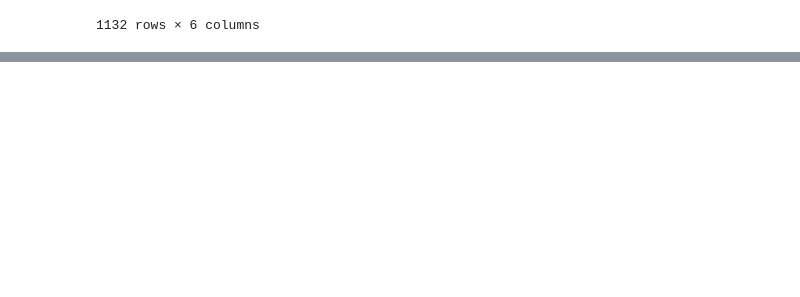
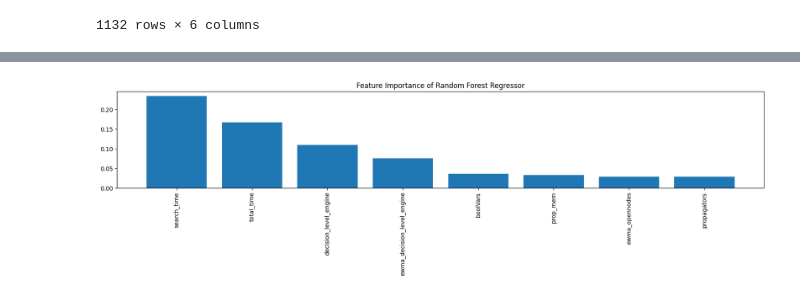
Before and after one commit to IDMP-B-2022/done-soon, a Jupyter notebook: classifiers.ipynb, the cells around one changed output, grey strips where cells are left out. Saved outputs shown, nothing was run; the diff lists cells and outputs as text; code cells hidden in the pictures; blank space fills up the shorter version.

```diff
--- a/classifiers.ipynb
+++ b/classifiers.ipynb
@@ -171,0 +321,10 @@ for i in tqdm(range(1,200)):
+# %%
+sorted_importance_indices = np.argsort(importances)[::-1][:8]
+
+plt.title('Feature Importance of Random Forest Regressor')
+plt.bar(range(8), importances[sorted_importance_indices], align='center')
+plt.xticks(range(8), X_train.columns[sorted_importance_indices], rotation=90)
+plt.rcParams["figure.figsize"] = (20,3)
+plt.show()
+# %% [output]
+[figure, added]
```
Also changed, not shown: parts of 24 cells of this notebook.
